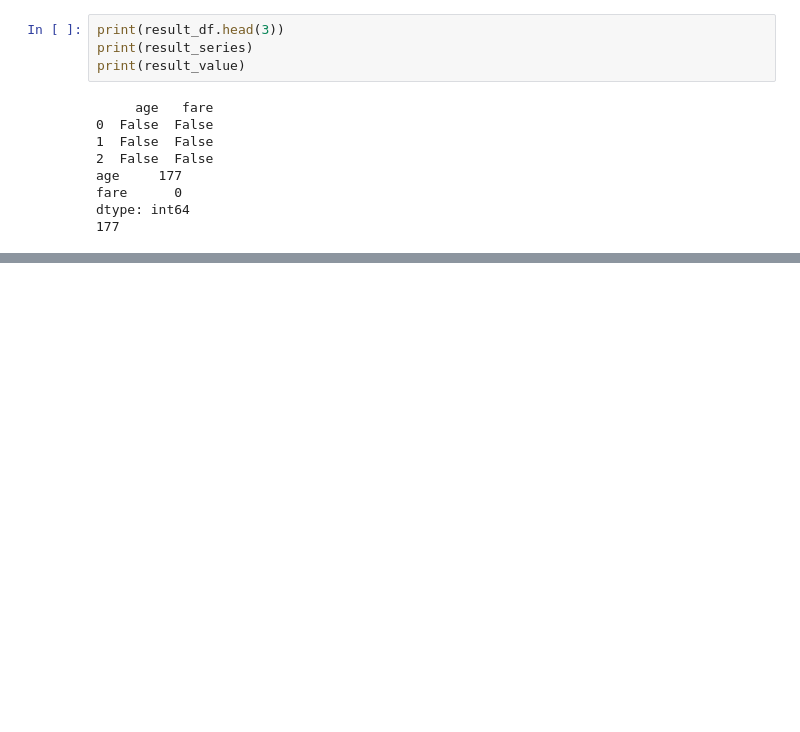
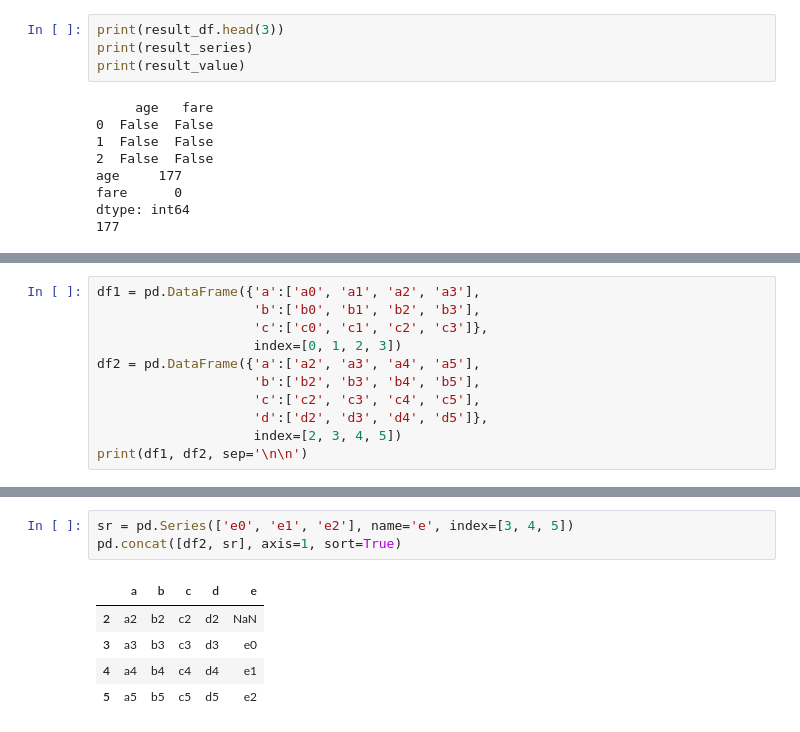
Before and after one commit to heeju0/BOOK_python-ml-pandas-data-analytics, a Jupyter notebook: part 6_데이터 프레임의 다양한 응용.ipynb, the cells around one changed output, grey strips where cells are left out. Cells and saved outputs as stored; diff of their text form; blank space fills up the shorter version.

```diff
--- a/part 6_데이터 프레임의 다양한 응용.ipynb
+++ b/part 6_데이터 프레임의 다양한 응용.ipynb
@@ -119,0 +236,11 @@ dtype: int64
+# %%
+df1 = pd.DataFrame({'a':['a0', 'a1', 'a2', 'a3'],
+                    'b':['b0', 'b1', 'b2', 'b3'],
+                    'c':['c0', 'c1', 'c2', 'c3']},
+                    index=[0, 1, 2, 3])
+df2 = pd.DataFrame({'a':['a2', 'a3', 'a4', 'a5'],
+                    'b':['b2', 'b3', 'b4', 'b5'],
+                    'c':['c2', 'c3', 'c4', 'c5'],
+                    'd':['d2', 'd3', 'd4', 'd5']},
+                    index=[2, 3, 4, 5])
+print(df1, df2, sep='\n\n')
@@ -119,0 +290,9 @@ dtype: int64
+# %%
+sr = pd.Series(['e0', 'e1', 'e2'], name='e', index=[3, 4, 5])
+pd.concat([df2, sr], axis=1, sort=True)
+# %% [output]
+|  | a | b | c | d | e |
+| 2 | a2 | b2 | c2 | d2 | NaN |
+| 3 | a3 | b3 | c3 | d3 | e0 |
+| 4 | a4 | b4 | c4 | d4 | e1 |
+| 5 | a5 | b5 | c5 | d5 | e2 |
```
Also changed, not shown: parts of 33 cells of this notebook.
